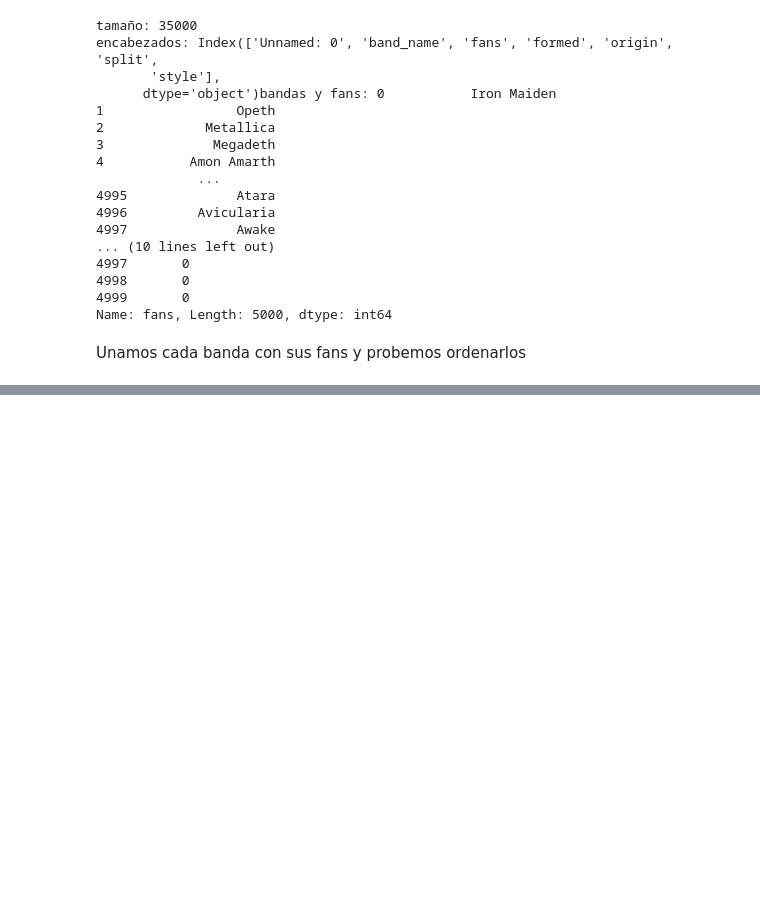
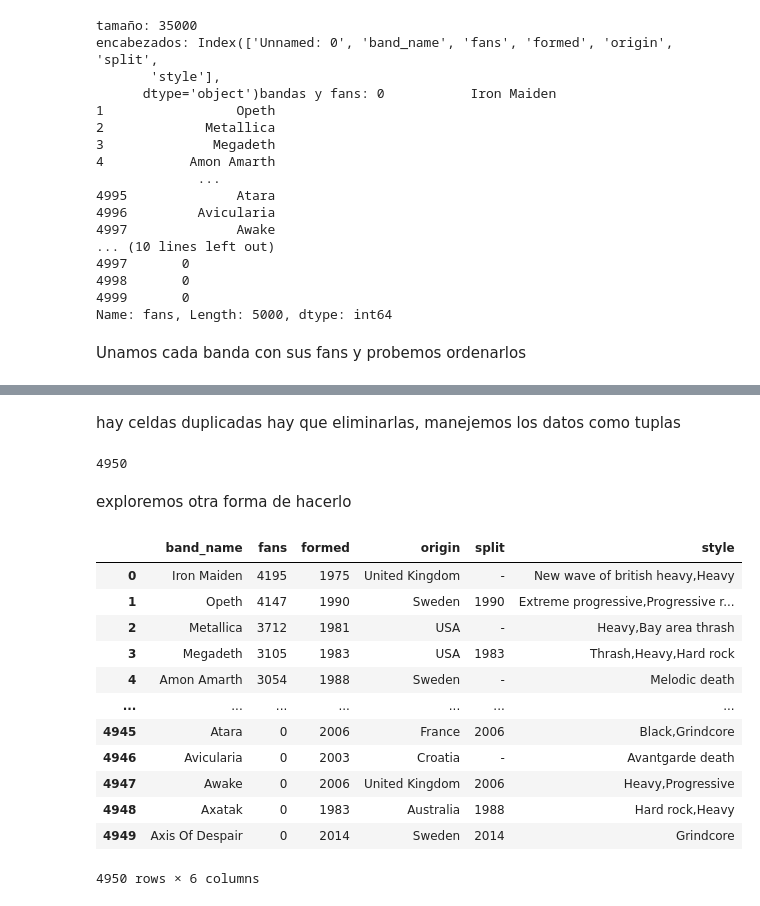
Before and after one commit to Tab-Ing/DataScienceEx1, a Jupyter notebook: DataScienceEx1.ipynb, the cells around one changed output, grey strips where cells are left out. Drawn from its saved outputs; the diff is of its cells as text; code cells hidden in the pictures; blank space fills up the shorter version.

```diff
--- a/DataScienceEx1.ipynb
+++ b/DataScienceEx1.ipynb
@@ -89,0 +94,33 @@ TypeError: 'str' object is not callable
+# %% [markdown]
+hay celdas duplicadas hay que eliminarlas, manejemos los datos como tuplas
+# %%
+tuple_fans_by_band = []
+for i in range(len(band_names)):
+    band_name = band_names[i]
+    fans = band_fans[i]
+    tuple_fans_by_band.append((band_name, fans))
+set_fans_by_band = set(tuple_fans_by_band)
+tuple_fans_by_band = list(set_fans_by_band)
+tuple_fans_by_band.sort(key=lambda f_by_band: f_by_band[1], reverse= True)
+len(tuple_fans_by_band)
+# %% [output]
+4950
+# %% [markdown]
+exploremos otra forma de hacerlo
+# %%
+del bands[bands_cols[0]]
+bands.drop_duplicates(ignore_index=True)
+# %% [output]
+|  | band_name | fans | formed | origin | split | style |
+| 0 | Iron Maiden | 4195 | 1975 | United Kingdom | - | New wave of british heavy,Heavy |
+| 1 | Opeth | 4147 | 1990 | Sweden | 1990 | Extreme progressive,Progressive r... |
+| 2 | Metallica | 3712 | 1981 | USA | - | Heavy,Bay area thrash |
+| 3 | Megadeth | 3105 | 1983 | USA | 1983 | Thrash,Heavy,Hard rock |
+| 4 | Amon Amarth | 3054 | 1988 | Sweden | - | Melodic death |
+| ... | ... | ... | ... | ... | ... | ... |
+| 4945 | Atara | 0 | 2006 | France | 2006 | Black,Grindcore |
+| 4946 | Avicularia | 0 | 2003 | Croatia | - | Avantgarde death |
+| 4947 | Awake | 0 | 2006 | United Kingdom | 2006 | Heavy,Progressive |
+| 4948 | Axatak | 0 | 1983 | Australia | 1988 | Hard rock,Heavy |
+| 4949 | Axis Of Despair | 0 | 2014 | Sweden | 2014 | Grindcore |
+4950 rows × 6 columns
```
Also changed, not shown: parts of 11 cells of this notebook.
